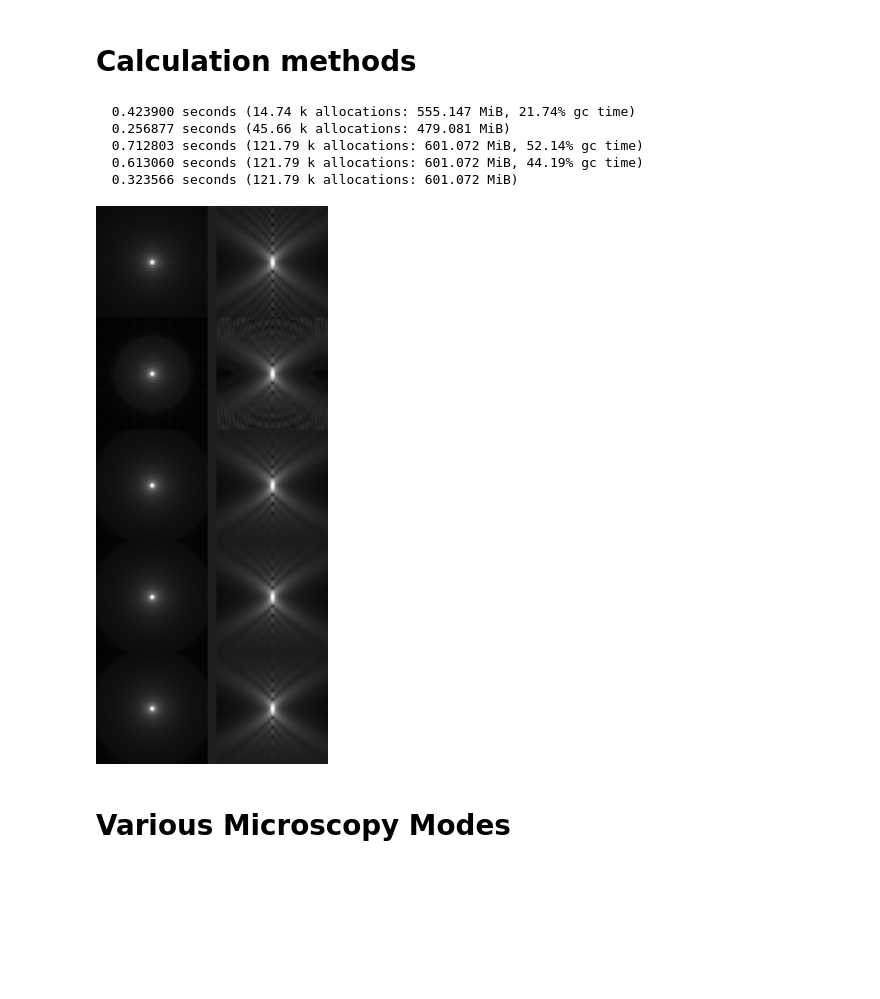
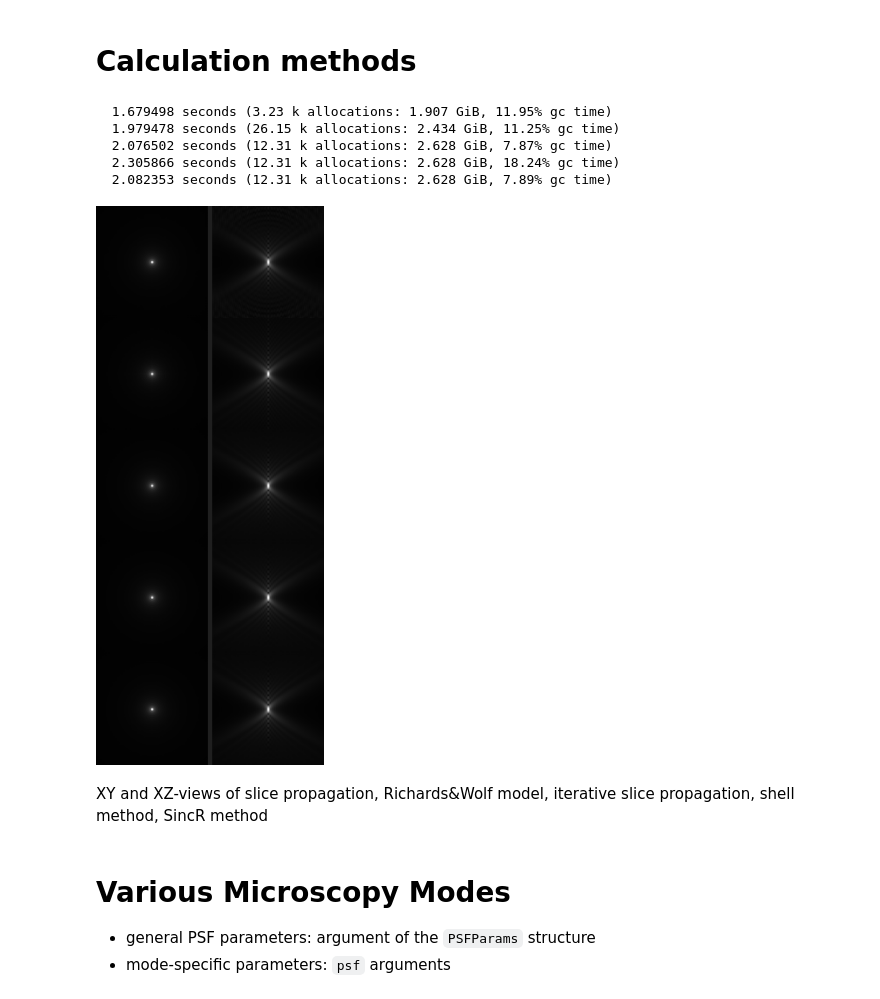
Before and after one commit to RainerHeintzmann/PointSpreadFunctions.jl, a Jupyter notebook: examples/PSFs_demo.ipynb, the cells around one changed output. Saved outputs shown, nothing was run; the diff lists cells and outputs as text; code cells hidden in the pictures; blank space fills up the shorter version.

```diff
--- a/examples/PSFs_demo.ipynb
+++ b/examples/PSFs_demo.ipynb
@@ -42,7 +56,7 @@ show_xyz (generic function with 1 method)
 λ_em = 0.5; NA = 1.4; n = 1.52
 λ_ex = 0.488 # only needed for some PSFs, such as confocal, ISM or TwoPhoton
 pp = PSFParams(λ_em, NA, n)
-sz = (128, 128, 128)
+sz = (256, 256, 256)
 sampling = (0.050,0.050,0.050)
 print(pp)
 # %% [output]
@@ -72,8 +105,8 @@ show_xyz(pa)
 # %% [markdown]
 # Influence of the Field Vectors on Dipole PSFs
 # %%
+pp = PSFParams(0.5, 1.2, 1.52; pol=pol_circ)
 pp1 = PSFParams(pp; transition_dipole=(1.0, 0.0, 0.0)); p1 = psf(sz, pp1; sampling=sampling);
-pp2 = PSFParams(pp; transition_dipole=(0.0, 0.5, 1.0)); p2 = psf(sz, pp2; sampling=sampling);
 pp3 = PSFParams(pp; transition_dipole=(0.0, 0.0, 1.0)); p3 = psf(sz, pp3; sampling=sampling);
-show_xyz(p,p1,p2,p3)
+show_xyz(p1,p3; z_offset=0, gamma=0.5) # random/circular polarisation,  dipole X, XZ, Z-oriented
 # %% [output]
@@ -81,19 +116,23 @@ show_xyz(p,p1,p2,p3)
 # %% [markdown]
 # Calculation methods
 # %%
-pp1 = PSFParams(λ_em, NA, n; method=MethodRichardsWolf); @time p_RW = psf(sz, pp1; sampling=sampling);
-pp2 = PSFParams(λ_em, NA, n; method=MethodPropagate); @time p_slice = psf(sz, pp2; sampling=sampling);
+pp1 = PSFParams(λ_em, NA, n; method=MethodPropagate); @time p_slice = psf(sz, pp1; sampling=sampling);
+pp2 = PSFParams(λ_em, NA, n; method=MethodRichardsWolf); @time p_RW = psf(sz, pp2; sampling=sampling);
 pp3 = PSFParams(λ_em, NA, n; method=MethodPropagateIterative); @time p_iter = psf(sz, pp3; sampling=sampling);
 pp4 = PSFParams(λ_em, NA, n; method=MethodShell); @time p_shell = psf(sz, pp3; sampling=sampling);
 pp5 = PSFParams(λ_em, NA, n; method=MethodSincR); @time p_sincr = psf(sz, pp3; sampling=sampling);
-show_xyz(p_RW,p_slice,p_iter,p_shell, p_sincr)
+show_xyz(p_slice, p_RW, p_iter, p_shell, p_sincr)
 # %% [output]
-  0.423900 seconds (14.74 k allocations: 555.147 MiB, 21.74% gc time)
-  0.256877 seconds (45.66 k allocations: 479.081 MiB)
-  0.712803 seconds (121.79 k allocations: 601.072 MiB, 52.14% gc time)
-  0.613060 seconds (121.79 k allocations: 601.072 MiB, 44.19% gc time)
-  0.323566 seconds (121.79 k allocations: 601.072 MiB)
+  1.679498 seconds (3.23 k allocations: 1.907 GiB, 11.95% gc time)
+  1.979478 seconds (26.15 k allocations: 2.434 GiB, 11.25% gc time)
+  2.076502 seconds (12.31 k allocations: 2.628 GiB, 7.87% gc time)
+  2.305866 seconds (12.31 k allocations: 2.628 GiB, 18.24% gc time)
+  2.082353 seconds (12.31 k allocations: 2.628 GiB, 7.89% gc time)
-[figure, old version]
+[figure, new version]
-# %% [markdown]
-# Various Microscopy Modes
+# %% [markdown]
+XY and XZ-views of slice propagation, Richards&Wolf model, iterative slice propagation, shell method, SincR method
+# %% [markdown]
+# Various Microscopy Modes
++ general PSF parameters: argument of the `PSFParams` structure
++ mode-specific parameters: `psf` arguments
 # %%
```
Also changed, not shown: parts of 33 cells of this notebook, 5 other files.
